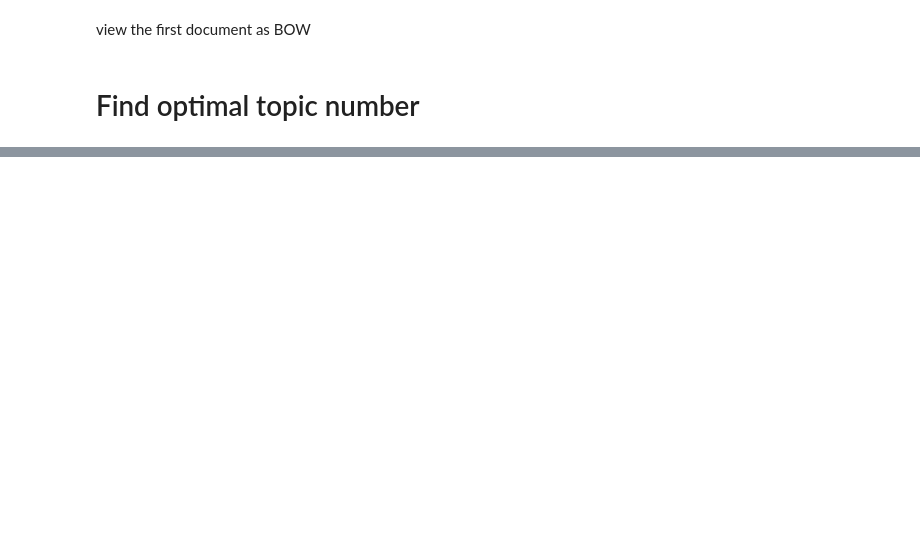
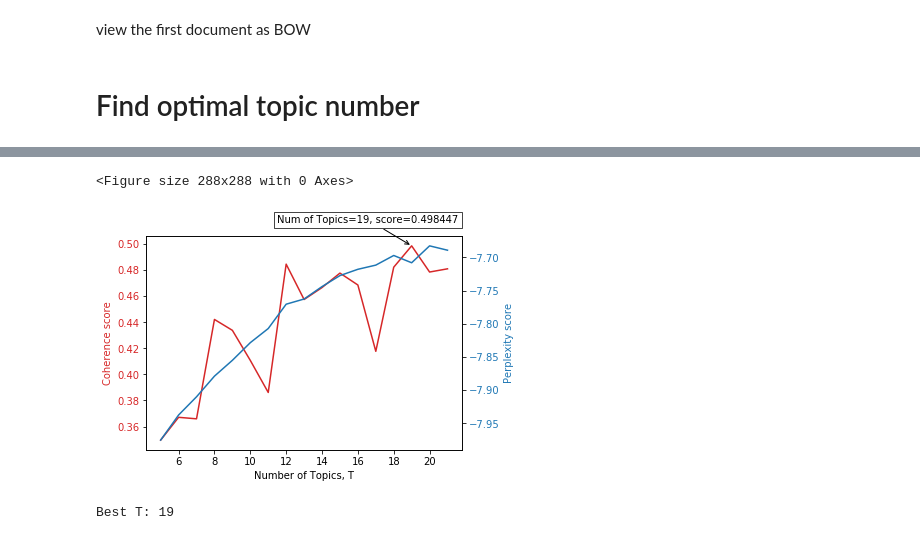
Before and after one commit to Arisiru/dtm-reports-analysis, a Jupyter notebook: notebooks/topic_analysis.ipynb, the cells around one changed output, grey strips where cells are left out. Cells and saved outputs as stored; diff of their text form; code cells hidden in the pictures; blank space fills up the shorter version.

```diff
--- a/notebooks/topic_analysis.ipynb
+++ b/notebooks/topic_analysis.ipynb
@@ -268,0 +229,43 @@ best_model
+# %%
+take_first_t_index = 17
+coherence_values_in_use = coherence_values[:take_first_t_index]
+perplexity_values_in_use = perplexity_values[:take_first_t_index]
+# %%
+plt.figure(figsize=(4,4))
+
+
+data1 = np.array(coherence_values_in_use)
+data2 = np.array(perplexity_values_in_use)
+x = np.array(range(min_T, min_T + len(data1), step_T))
+
+fig, ax1 = plt.subplots()
+
+color = 'tab:red'
+ax1.set_xlabel('Number of Topics, T')
+ax1.set_ylabel('Coherence score', color=color)
+ax1.plot(x, data1, color=color)
+ax1.tick_params(axis='y', labelcolor=color)
+
+xmax = x[np.argmax(data1)]
+ymax = data1.max()
+text = 'Num of Topics=%s, score=%f' % (xmax, ymax)
+
+bbox_props = dict(boxstyle='square,pad=0.3', fc='w', ec='k', lw=0.72)
+arrowprops = dict(arrowstyle='->')
+kw = dict(xycoords='data',textcoords='axes fraction',
+          arrowprops=arrowprops, bbox=bbox_props, ha='right', va='top')
+ax1.annotate(text, xy=(xmax, ymax), xytext=(0.99,1.1), **kw)
+
+# instantiate a second axes that shares the same x-axis
+ax2 = ax1.twinx()
+
+color = 'tab:blue'
+ax2.set_ylabel('Perplexity score', color=color)
+ax2.plot(x, data2, color=color)
+ax2.tick_params(axis='y', labelcolor=color)
+
+fig.tight_layout() # otherwise the right y-label is slightly clipped
+plt.show()
+# %% [output]
+<Figure size 288x288 with 0 Axes>
+[figure, added]
@@ -269 +279,5 @@ best_model
+# %%
+print('Best T: %s' % best_topics_number)
+# %% [output]
+Best T: 19
 # %%
```
Also changed, not shown: parts of 50 cells of this notebook, 3 other files.
